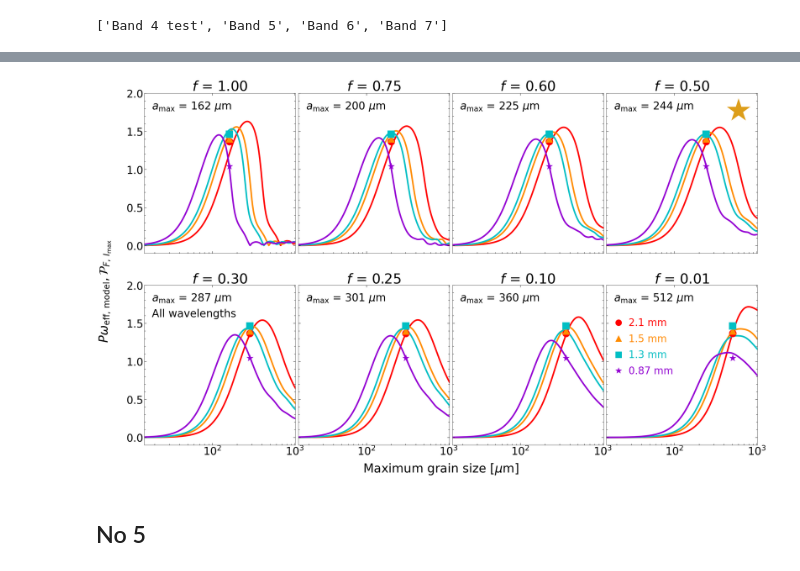
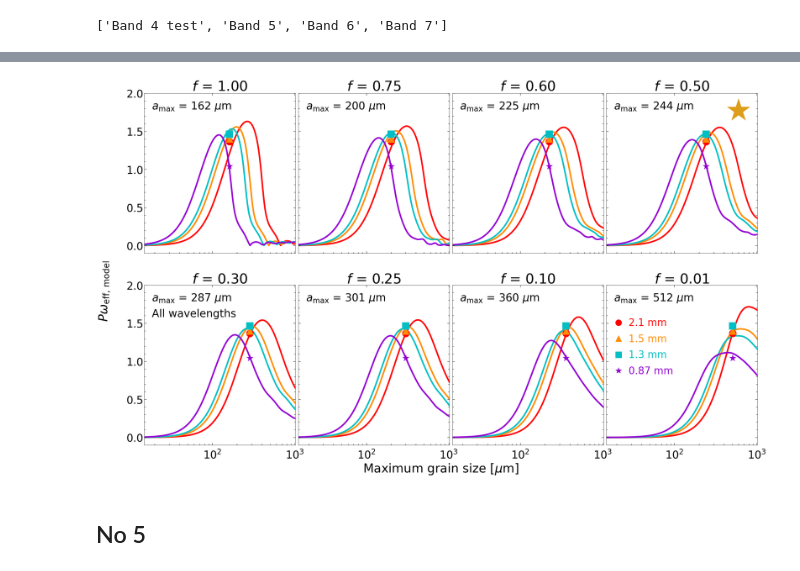
Before and after one commit to audreyburggraf/MastersThesis, a Jupyter notebook: PLOTTING C29 989/DUST MODEL NOTEBOOKS/SCALE_FACTOR_NOTEBOOKS/NEWEST_ScaleFactorGridPlot_ZHANG_METHOD_Plots_for_writeup.ipynb, the cells around one changed output, grey strips where cells are left out. Drawn from its saved outputs; the diff is of its cells as text; code cells hidden in the pictures.

```diff
--- a/PLOTTING C29 989/DUST MODEL NOTEBOOKS/SCALE_FACTOR_NOTEBOOKS/NEWEST_ScaleFactorGridPlot_ZHANG_METHOD_Plots_for_writeup.ipynb
+++ b/PLOTTING C29 989/DUST MODEL NOTEBOOKS/SCALE_FACTOR_NOTEBOOKS/NEWEST_ScaleFactorGridPlot_ZHANG_METHOD_Plots_for_writeup.ipynb
@@ -295,6 +296,7 @@ fig, ax = scale_factor_plot_for_writeup_allf(all_bands,
                                         POLF_obs_for_plot,
                                         chi_sq_all,
                                              chi_sq_reduced_all,
+                                             POLF_index = 'max Stokes I',
                                              #y_label_pos = 0.1,
                                              #x_label_pos = -0.02,
 #                                              ymin = 0,
@@ -311,34 +313,34 @@ fig, ax = scale_factor_plot_for_writeup_allf(all_bands,
 
 
 ax[0, 3].text(
     0.85, 0.88,
     r'$\star$',
     transform=ax[0, 3].transAxes,
     fontsize=200,
     color= '#dd9e1aff',
     ha='center',
     va='center'
 )
 
 ax[1, 0].text(
     0.05, 0.8,
     r'All wavelengths',
     transform=ax[1, 0].transAxes,
     fontsize=35,
     color= 'black',
 #     alpha = 0.75,
 #     ha='left',
 #     va='center'
 )
 
 
 
 # Plot lines so I can see if its correct
 plt.savefig(writeup_image_folder_path + '/DustModels/' + "DustModelPlot_AllBands_ZhangMethod_ALL.pdf",
             dpi=300,
             bbox_inches='tight')
 # %% [output]
-[figure, old version]
+[figure, new version]
 # %%
 # raise SystemExit("Stop here")
 # %%
```
Also changed, not shown: parts of 9 cells of this notebook, 48 other files.
